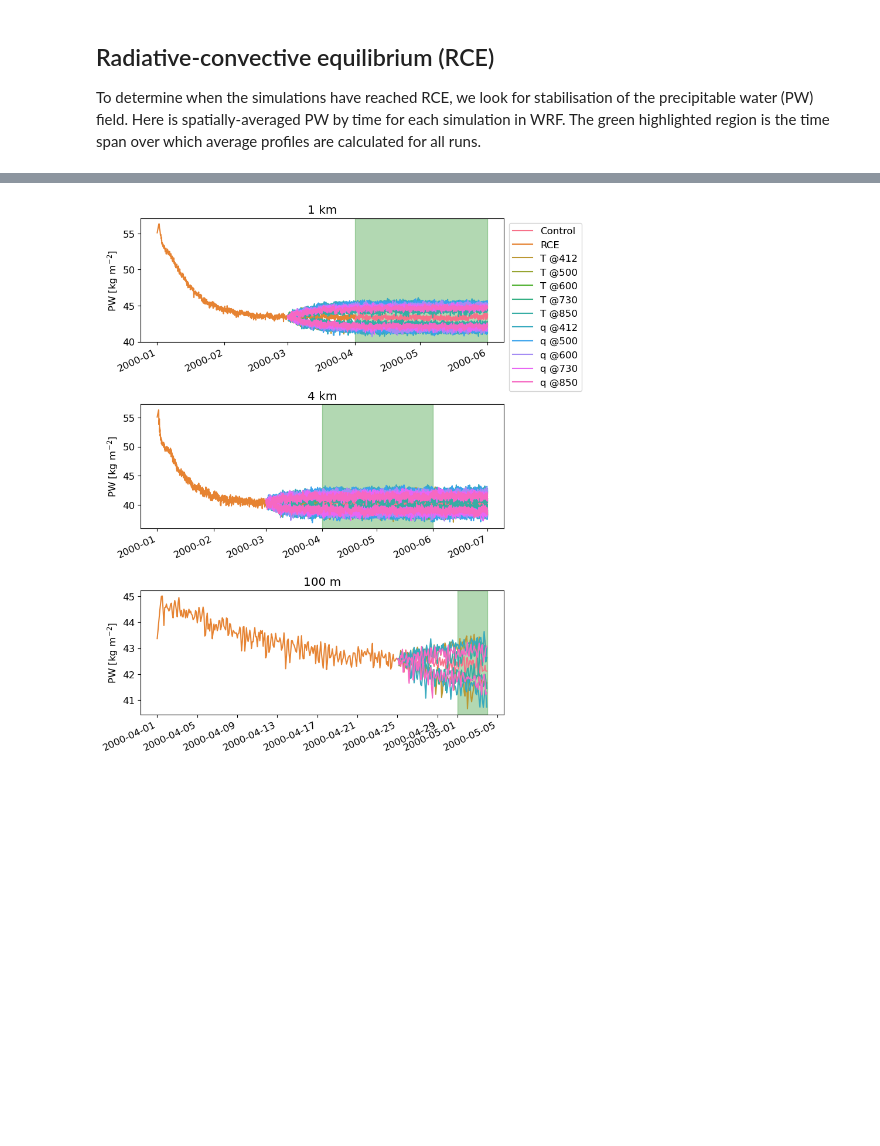
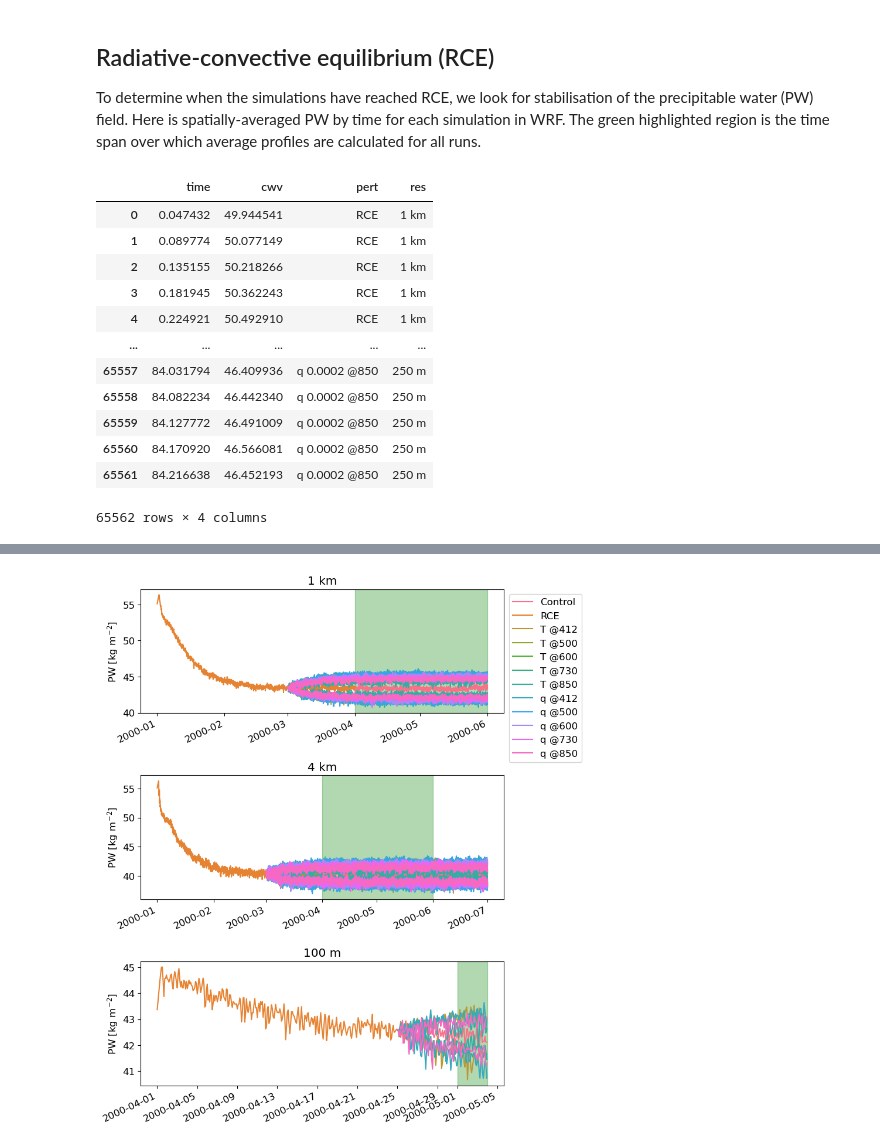
Before and after one commit to traupach/wrf_lrf_les, a Jupyter notebook: analysis/perturbation_analysis.ipynb, the cells around one changed output, grey strips where cells are left out. Drawn from its saved outputs; the diff is of its cells as text; code cells hidden in the pictures; blank space fills up the shorter version.

```diff
--- a/analysis/perturbation_analysis.ipynb
+++ b/analysis/perturbation_analysis.ipynb
@@ -101,3 +96,19 @@ ref_responses = wp.kuang_data(ref_dir='/g/data/up6/tr2908/LRF_SCM_results/')
 ## Radiative-convective equilibrium (RCE)
 
 To determine when the simulations have reached RCE, we look for stabilisation of the precipitable water (PW) field. Here is spatially-averaged PW by time for each simulation in WRF. The green highlighted region is the time span over which average profiles are calculated for all runs.
+# %%
+monc_cwv
+# %% [output]
+|  | time | cwv | pert | res |
+| 0 | 0.047432 | 49.944541 | RCE | 1 km |
+| 1 | 0.089774 | 50.077149 | RCE | 1 km |
+| 2 | 0.135155 | 50.218266 | RCE | 1 km |
+| 3 | 0.181945 | 50.362243 | RCE | 1 km |
+| 4 | 0.224921 | 50.492910 | RCE | 1 km |
+| ... | ... | ... | ... | ... |
+| 65557 | 84.031794 | 46.409936 | q 0.0002 @850 | 250 m |
+| 65558 | 84.082234 | 46.442340 | q 0.0002 @850 | 250 m |
+| 65559 | 84.127772 | 46.491009 | q 0.0002 @850 | 250 m |
+| 65560 | 84.170920 | 46.566081 | q 0.0002 @850 | 250 m |
+| 65561 | 84.216638 | 46.452193 | q 0.0002 @850 | 250 m |
+65562 rows × 4 columns
```
Also changed, not shown: parts of 19 cells of this notebook, 27 other files.
